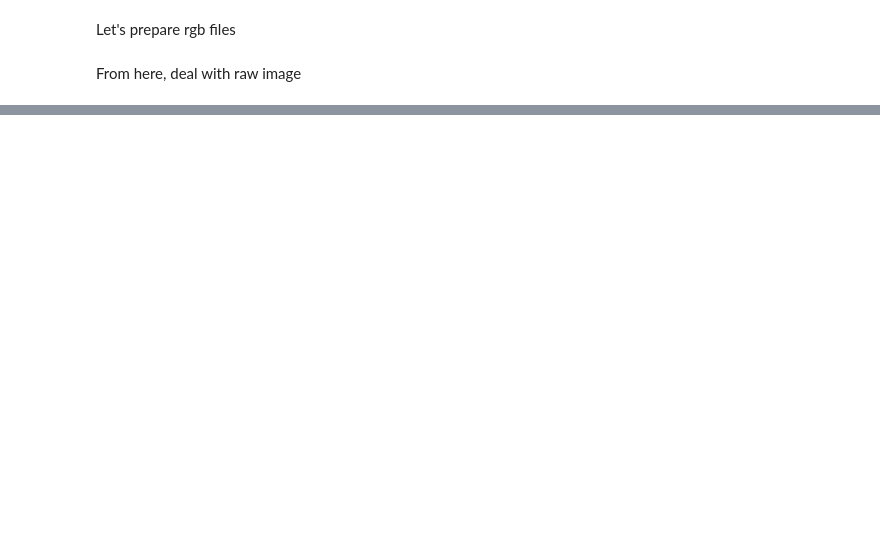
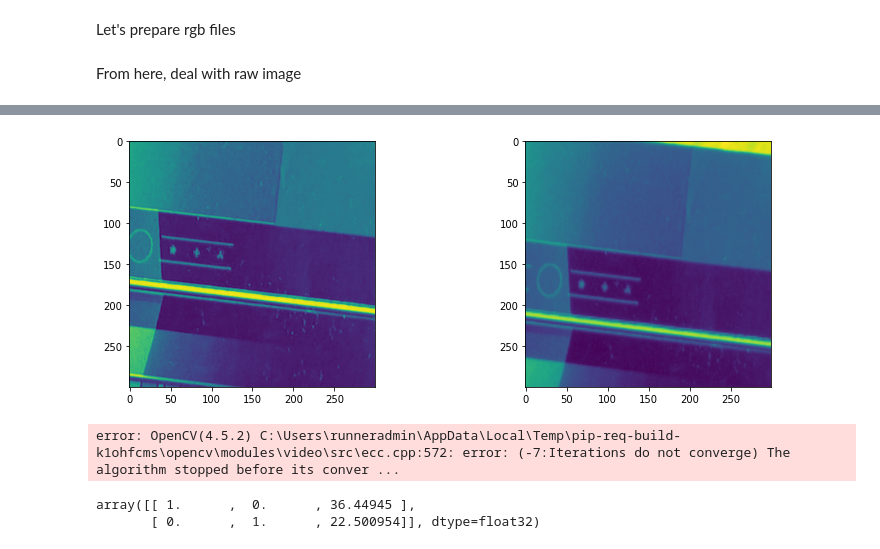
Before and after one commit to toyaji/NLST, a Jupyter notebook: 1. srraw_prepare.ipynb, the cells around one changed output, grey strips where cells are left out. Cells and saved outputs as stored; diff of their text form; code cells hidden in the pictures; blank space fills up the shorter version.

```diff
--- a/1. srraw_prepare.ipynb
+++ b/1. srraw_prepare.ipynb
@@ -139,0 +164,25 @@ for p in base.glob("*[0-9]"):
+# %%
+def get_patch(*args, patch_size=96, scale=1, input_large=False):
+    ih, iw = args[0].shape[:2]
+
+    if not input_large:
+        p = scale
+        tp = p * patch_size
+        ip = tp // scale
+    else:
+        tp = patch_size
+        ip = patch_size
+
+    ix = random.randrange(0, iw - ip + 1)
+    iy = random.randrange(0, ih - ip + 1)
+
+    if not input_large:
+        tx, ty = scale * ix, scale * iy
+    else:
+        tx, ty = ix, iy
+
+    ret = [
+        args[0][iy:iy + ip, ix:ix + ip],
+        *[a[ty:ty + tp, tx:tx + tp] for a in args[1:]]
+    ]
+    return ret
@@ -139,0 +199,16 @@ for p in base.glob("*[0-9]"):
+# %%
+t_path, s_patch = get_patch(target_gray, source_gray, patch_size=300)
+# %%
+imshows([t_path, s_patch])
+# %% [output]
+[figure, added]
+# %%
+y = patch_matrix_yield(target_gray, source_gray, patch_size=500, warp_mode=warp_mode, warp_matrix=warp_matrix, criteria=criteria)
+
+results = np.eye(2, 3, dtype=np.float32)
+for i in range(100):
+    results += y.__next__()
+
+results / 100
+# %% [output]
+error: OpenCV(4.5.2) C:\Users\runneradmin\AppData\Local\Temp\pip-req-build-k1ohfcms\opencv\modules\video\src\ecc.cpp:572: error: (-7:Iterations do not converge) The algorithm stopped before its conver ...
@@ -139,0 +219,5 @@ for p in base.glob("*[0-9]"):
+# %%
+warp_matrix
+# %% [output]
+array([[ 1.      ,  0.      , 36.44945 ],
+       [ 0.      ,  1.      , 22.500954]], dtype=float32)
```
Also changed, not shown: parts of 37 cells of this notebook, 10 other files.
